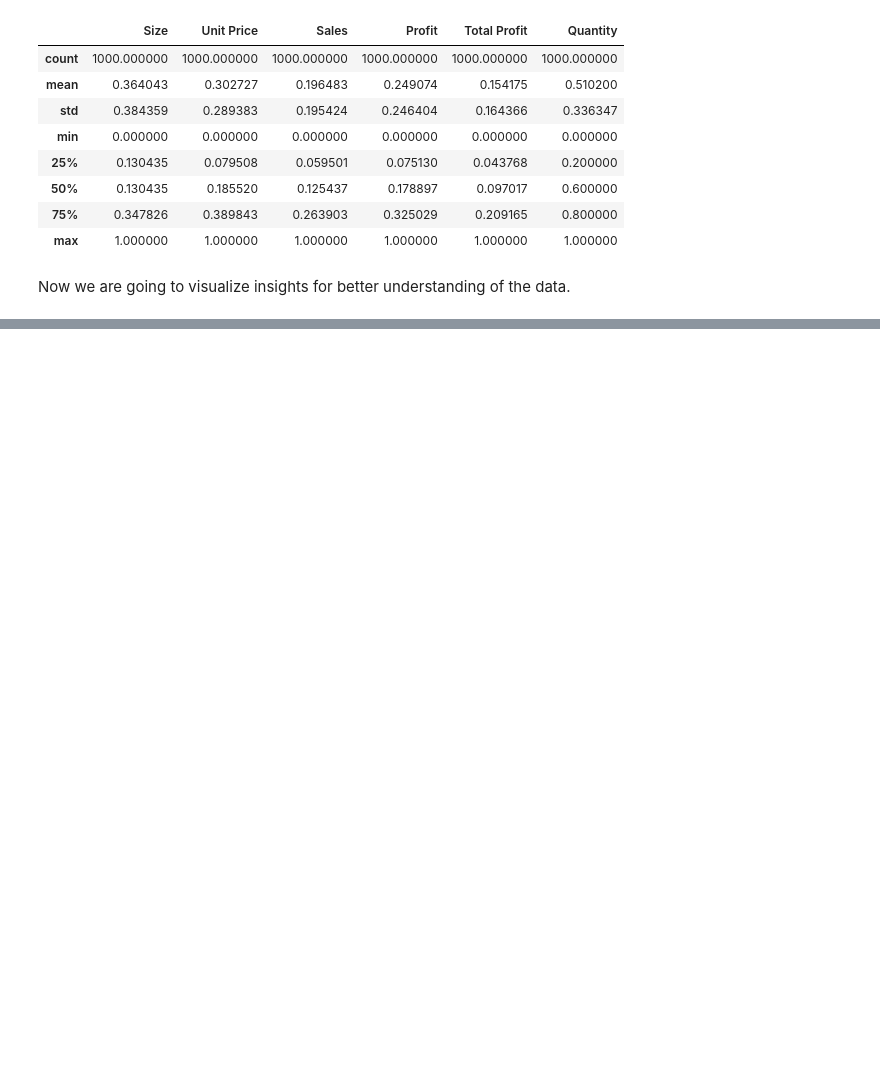
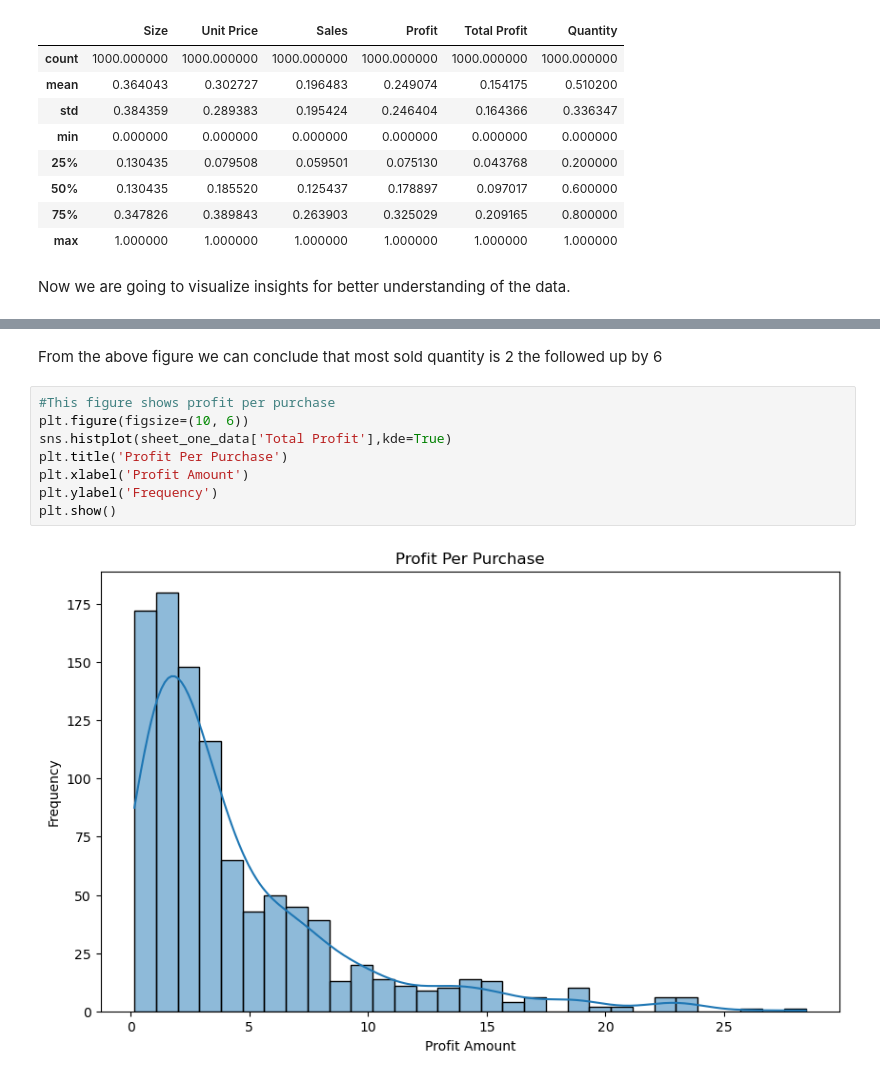
Before and after one commit to Ujjwal-kc/Data-Analysis-Certification-Task, a Jupyter notebook: main.ipynb, the cells around one changed output, grey strips where cells are left out. Cells and saved outputs as stored; diff of their text form; blank space fills up the shorter version.

```diff
--- a/main.ipynb
+++ b/main.ipynb
@@ -544,0 +650,12 @@ Now we are going to visualize insights for better understanding of the data.
+# %% [markdown]
+From the above figure we can conclude that most sold quantity is 2 the followed up by 6
+# %%
+#This figure shows profit per purchase
+plt.figure(figsize=(10, 6))
+sns.histplot(sheet_one_data['Total Profit'],kde=True)
+plt.title('Profit Per Purchase')
+plt.xlabel('Profit Amount')
+plt.ylabel('Frequency')
+plt.show()
+# %% [output]
+[figure, added]
```
Also changed, not shown: parts of 33 cells of this notebook.
